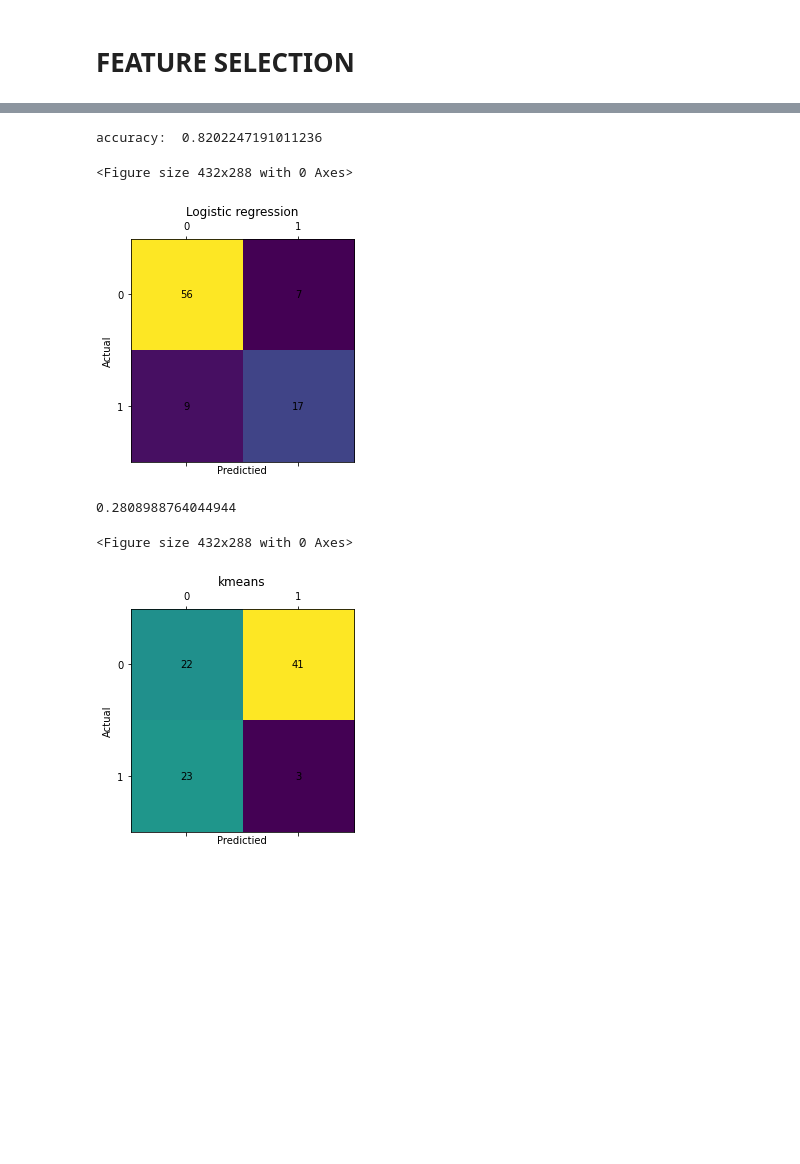
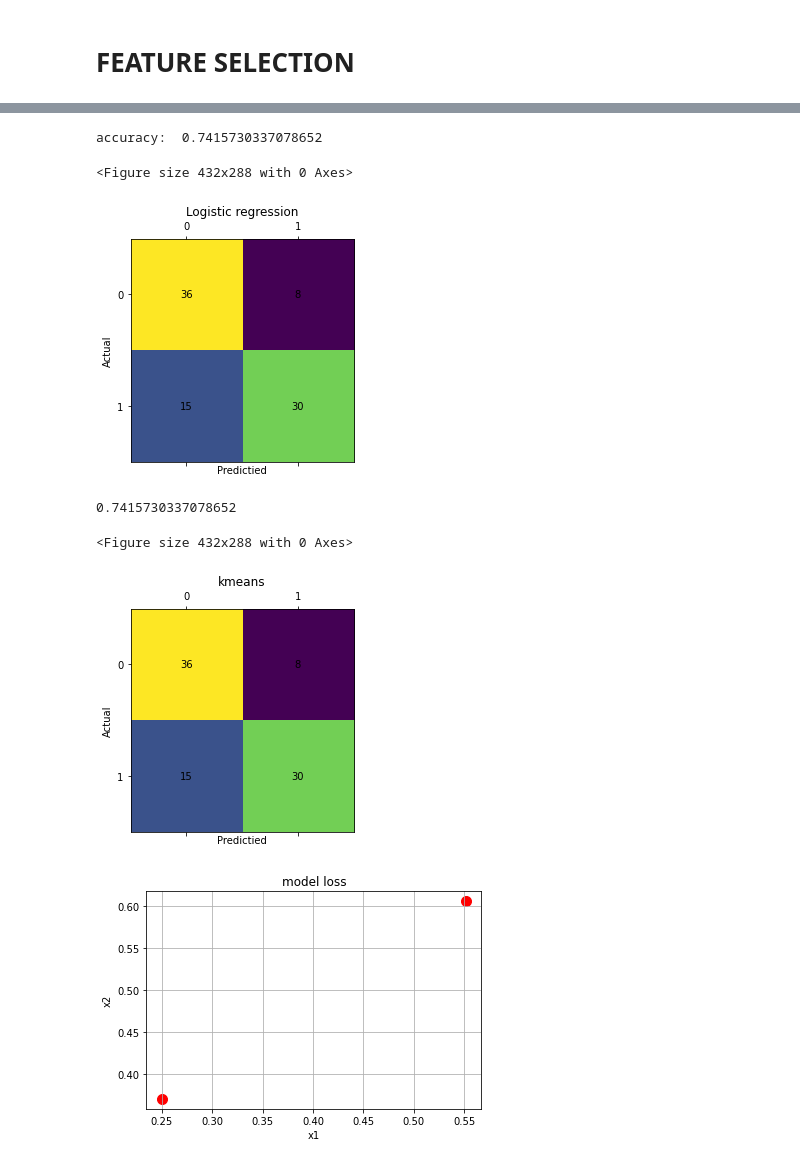
Before and after one commit to freshfish70/machine_learning, a Jupyter notebook: Diabetes.ipynb, the cells around one changed output, grey strips where cells are left out. Drawn from its saved outputs; the diff is of its cells as text; code cells hidden in the pictures; blank space fills up the shorter version.

```diff
--- a/Diabetes.ipynb
+++ b/Diabetes.ipynb
@@ -32,7 +32,7 @@ x, y = load_diabetes(return_X_y=True)
 diabetes = load_diabetes(as_frame=True)
 feature_names = diabetes['feature_names']
 
-DIABETES_VALUE = 200
+DIABETES_VALUE = 140
 PREDIABETES_VALUE = 115
 
 print("DATA PREVIEW")
@@ -176,7 +177,7 @@ def plot_matrix(title, matrix):
 # %% [markdown]
 # FEATURE SELECTION
 # %%
-FEATURES = 5
+FEATURES = 4
 
 # xtrain_standard_labeled
 # xtrain_normal
@@ -354,19 +336,44 @@ print('accuracy: ',accuracy_score(y_test, ypred))
 cm = confusion_matrix(y_test, ypred)
 plot_matrix("Logistic regression", cm)
 # %% [output]
-accuracy:  0.8202247191011236
+accuracy:  0.7415730337078652
 <Figure size 432x288 with 0 Axes>
-[figure, old version]
+[figure, new version]
 # %%
 from sklearn.cluster import KMeans
+from sklearn import metrics
+from matplotlib import cm
 #Create KMC Classifier
-kmeans = KMeans(n_clusters=2, max_iter=100, algorithm = '', random_state=42, verbose=0)
+kmeans = KMeans(n_clusters=2, max_iter=1000, algorithm = 'auto', random_state=42, verbose=0)
+
 kmeans.fit(x_train)
+
+labels = kmeans.labels_
+
+centroids = kmeans.cluster_centers_
+
 kmeans_predicted = kmeans.predict(x_test)
 print(metrics.accuracy_score(y_test, kmeans_predicted))
 kmeans_cm = confusion_matrix(y_true=y_test, y_pred=kmeans_predicted)
 plot_matrix("kmeans", kmeans_cm)
+
+#plot the scatter plot of the dataset
+plt.title('model loss')
+# plt.scatter(x_test, y_test, c=y_test)
+c1 = centroids[:,0]
+c2 = centroids[:,1]
+plt.scatter(c1,c2, s=100, c= 'red')
+plt.xlabel('x1')
+plt.ylabel('x2')
+plt.grid()
+
+plt.show()
+
+%matplotlib inline
+import numpy as np
+import matplotlib.pyplot as plt
 # %% [output]
-0.2808988764044944
+0.7415730337078652
 <Figure size 432x288 with 0 Axes>
-[figure, old version]
+[figure, new version]
+[figure, added]
```
Also changed, not shown: parts of 5 cells of this notebook.
